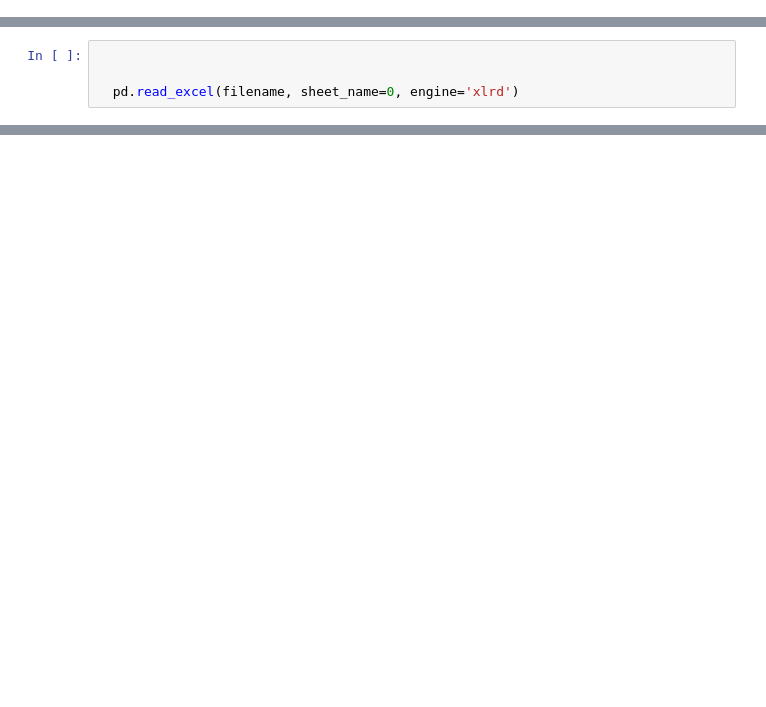
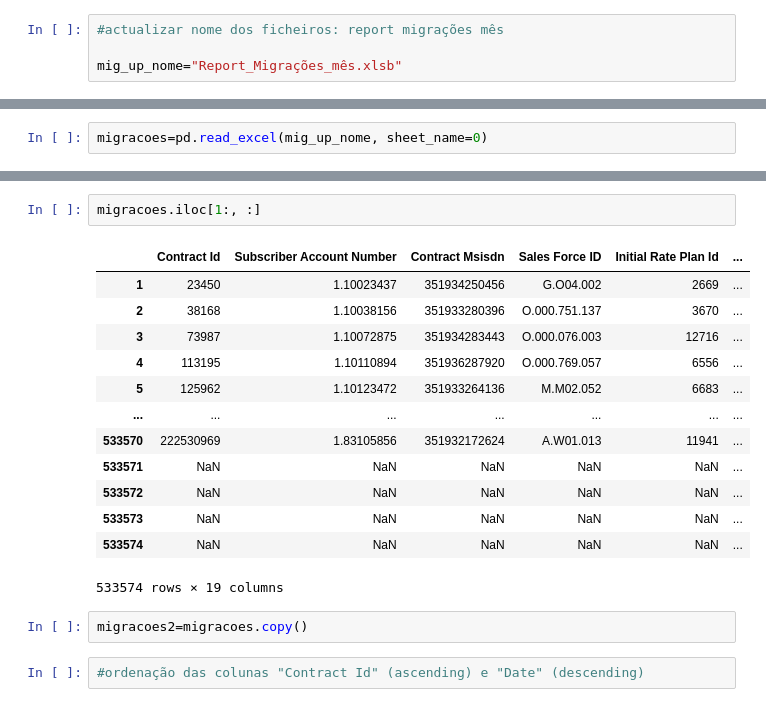
Before and after one commit to josepmatias/ONE, a Jupyter notebook: Untitled5.ipynb, the cells around one changed output, grey strips where cells are left out. Cells and saved outputs as stored; diff of their text form; blank space fills up the shorter version.

```diff
--- a/Untitled5.ipynb
+++ b/Untitled5.ipynb
@@ -18,0 +14,4 @@ filename = wget.download(url, 'Classificação.xlsx')
+# %%
+#actualizar nome dos ficheiros: report migrações mês
+
+mig_up_nome="Report_Migrações_mês.xlsb"
@@ -19,4 +24,2 @@ filename = wget.download(url, 'Classificação.xlsx')
 # %%
-
-
-  pd.read_excel(filename, sheet_name=0, engine='xlrd')
+migracoes=pd.read_excel(mig_up_nome, sheet_name=0)
@@ -24,0 +43,20 @@ XLRDError: Unsupported format, or corrupt file: Expected BOF record; found b'\n\
+# %%
+migracoes.iloc[1:, :]
+# %% [output]
+|  | Contract Id | Subscriber Account Number | Contract Msisdn | Sales Force ID | Initial Rate Plan Id | ... |
+| 1 | 23450 | 1.10023437 | 351934250456 | G.O04.002 | 2669 | ... |
+| 2 | 38168 | 1.10038156 | 351933280396 | O.000.751.137 | 3670 | ... |
+| 3 | 73987 | 1.10072875 | 351934283443 | O.000.076.003 | 12716 | ... |
+| 4 | 113195 | 1.10110894 | 351936287920 | O.000.769.057 | 6556 | ... |
+| 5 | 125962 | 1.10123472 | 351933264136 | M.M02.052 | 6683 | ... |
+| ... | ... | ... | ... | ... | ... | ... |
+| 533570 | 222530969 | 1.83105856 | 351932172624 | A.W01.013 | 11941 | ... |
+| 533571 | NaN | NaN | NaN | NaN | NaN | ... |
+| 533572 | NaN | NaN | NaN | NaN | NaN | ... |
+| 533573 | NaN | NaN | NaN | NaN | NaN | ... |
+| 533574 | NaN | NaN | NaN | NaN | NaN | ... |
+533574 rows × 19 columns
+# %%
+migracoes2=migracoes.copy()
+# %%
+#ordenação das colunas "Contract Id" (ascending) e "Date" (descending)
```
Also changed, not shown: parts of 8 cells of this notebook.
